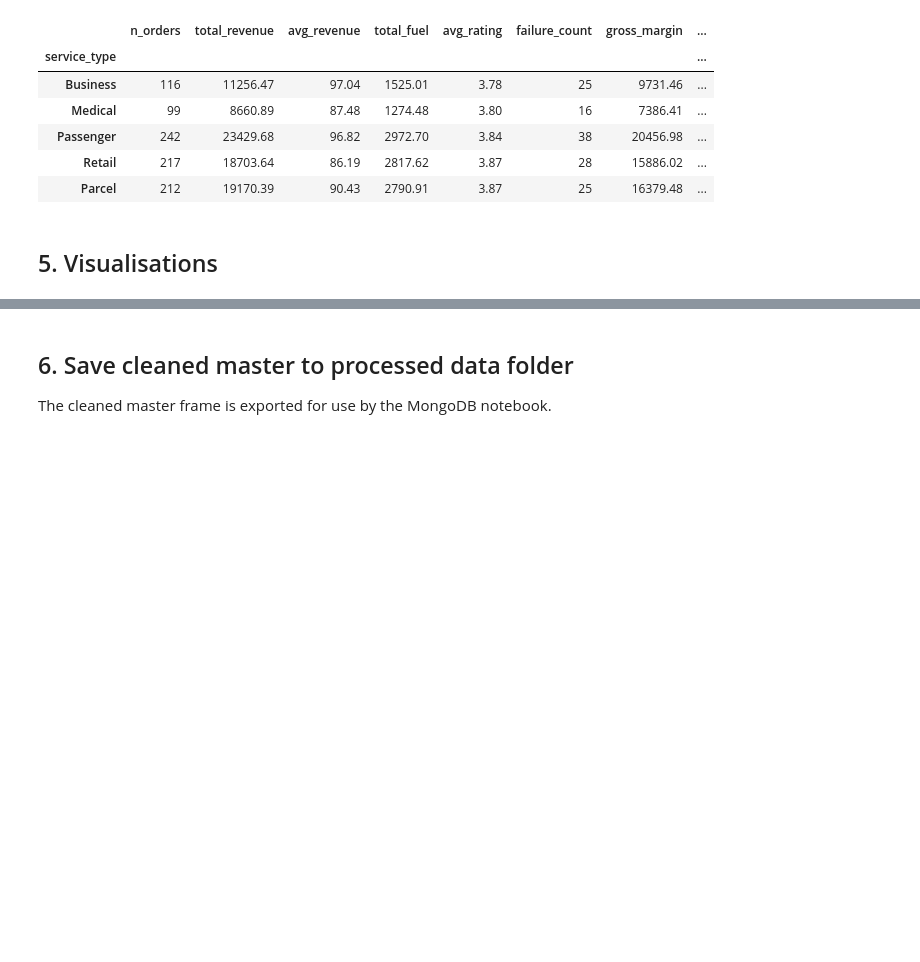
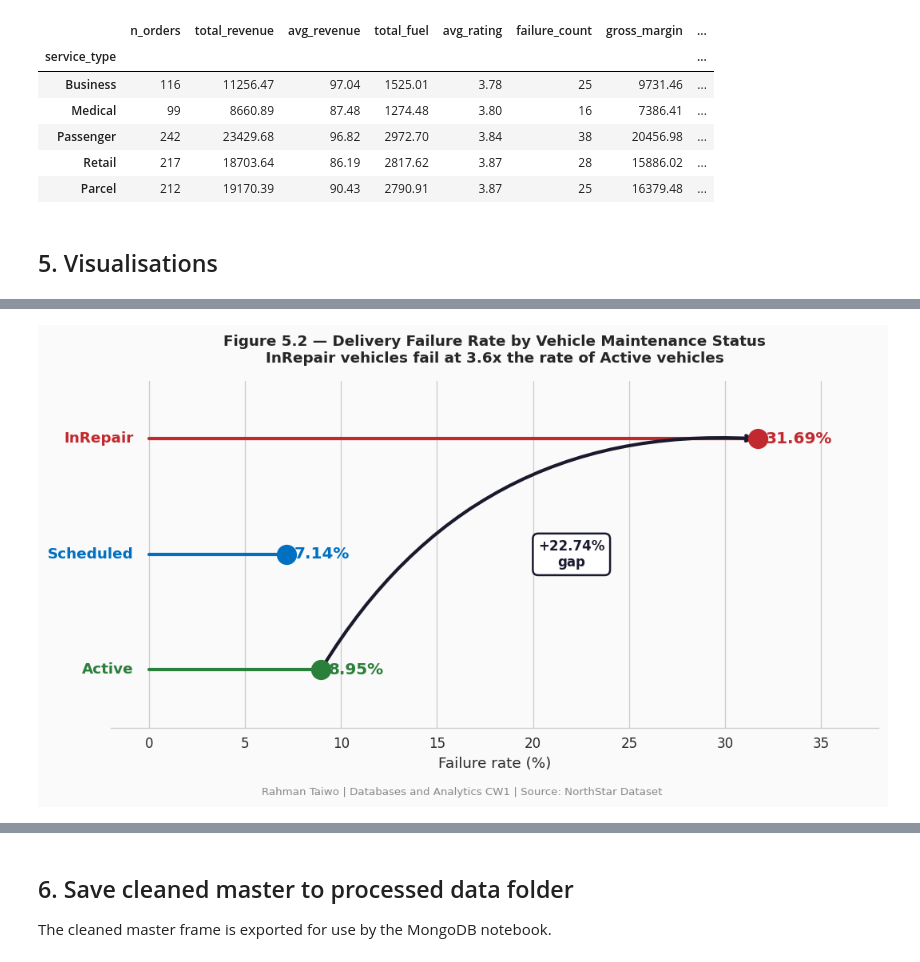
Before and after one commit to taiwoas1/Rahman-Taiwo-Database-and-Analytics, a Jupyter notebook: 03_python_eda.ipynb, the cells around one changed output, grey strips where cells are left out. Drawn from its saved outputs; the diff is of its cells as text; code cells hidden in the pictures; blank space fills up the shorter version.

```diff
--- a/03_python_eda.ipynb
+++ b/03_python_eda.ipynb
@@ -221,17 +230,0 @@ plt.tight_layout(); plt.show()
-# %%
-# Figure 5.3 — Complaint frequency vs compensation (bubble = resolution days)
-comp_summary = (complaints.groupby('complaint_type')
-                .agg(n=('complaint_id', 'size'),
-                     avg_comp=('compensation_amount', 'mean'),
-                     avg_days=('resolution_days', 'mean'))
-                .round(2).reset_index())
-
-plt.figure(figsize=(8, 5))
-plt.scatter(comp_summary['n'], comp_summary['avg_comp'],
-            s=comp_summary['avg_days'] * 30, alpha=0.6,
-            c='#0070C0', edgecolor='black')
-for _, r in comp_summary.iterrows():
-    plt.text(r.n + 1, r.avg_comp, r.complaint_type, fontsize=9)
-plt.title('Complaint frequency vs average compensation\n(bubble size = mean resolution days)')
-plt.xlabel('Number of complaints'); plt.ylabel('Average compensation (£)')
-plt.tight_layout(); plt.show()
@@ -239,0 +231,77 @@ plt.tight_layout(); plt.show()
+# %%
+import matplotlib.pyplot as plt
+import numpy as np
+
+# Figure 5.2 — Arrow Chart: Maintenance Status Failure Rate
+maint = (master.groupby('maintenance_status')['delivery_status']
+         .apply(lambda s: 100 * (s == 'Failed').mean()).round(2)
+         .reset_index(name='failure_pct'))
+
+maint = maint.sort_values('failure_pct').reset_index(drop=True)
+
+fig, ax = plt.subplots(figsize=(9, 5))
+fig.patch.set_facecolor('#FAFAFA')
+ax.set_facecolor('#FAFAFA')
+
+colours = {'Active'   : '#2A7F3A',
+           'Scheduled': '#0070C0',
+           'InRepair' : '#C1292E'}
+
+y_positions = {'Active': 0, 'Scheduled': 1, 'InRepair': 2}
+
+for _, row in maint.iterrows():
+    status = row['maintenance_status']
+    pct    = row['failure_pct']
+    ypos   = y_positions[status]
+    col    = colours[status]
+
+    ax.plot([0, pct], [ypos, ypos],
+            color=col, linewidth=2.5, solid_capstyle='round')
+    ax.scatter(pct, ypos, color=col, s=200, zorder=5)
+    ax.text(pct + 0.4, ypos, str(pct) + '%',
+            va='center', fontsize=12, fontweight='bold', color=col)
+    ax.text(-0.8, ypos, status,
+            va='center', ha='right', fontsize=11,
+            color=col, fontweight='bold')
+
+# Arrow from Active to InRepair
+active_pct   = maint[maint['maintenance_status'] == 'Active']['failure_pct'].values[0]
+inrepair_pct = maint[maint['maintenance_status'] == 'InRepair']['failure_pct'].values[0]
+gap          = round(inrepair_pct - active_pct, 2)
+
+ax.annotate('',
+            xy=(inrepair_pct, 2), xytext=(active_pct, 0),
+            arrowprops=dict(arrowstyle='->',
+                            color='#1A1A2E',
+                            lw=2.5,
+                            connectionstyle='arc3,rad=-0.3'))
+
+gap_label = '+' + str(gap) + '%\ngap'
+ax.text(22, 1, gap_label,
+        ha='center', va='center', fontsize=10,
+        fontweight='bold', color='#1A1A2E',
+        bbox=dict(boxstyle='round,pad=0.4',
+                  facecolor='#FFFFFF',
+                  edgecolor='#1A1A2E',
+                  linewidth=1.5))
+
+ax.set_xlim(-2, 38)
+ax.set_ylim(-0.5, 2.5)
+ax.set_yticks([])
+ax.set_xlabel('Failure rate (%)', fontsize=11)
+ax.spines['top'].set_visible(False)
+ax.spines['right'].set_visible(False)
+ax.spines['left'].set_visible(False)
+
+ax.set_title('Figure 5.2 — Delivery Failure Rate by Vehicle Maintenance Status\n'
+             'InRepair vehicles fail at 3.6x the rate of Active vehicles',
+             fontsize=11, fontweight='bold', pad=14)
+
+plt.figtext(0.5, 0.01,
+            'Rahman Taiwo | Databases and Analytics CW1 | Source: NorthStar Dataset',
+            ha='center', fontsize=8, color='#888888')
+
+plt.tight_layout(rect=[0, 0.03, 1, 1])
+plt.show()
+# %% [output]
+[figure, added]
```
Also changed, not shown: parts of 4 cells of this notebook.
